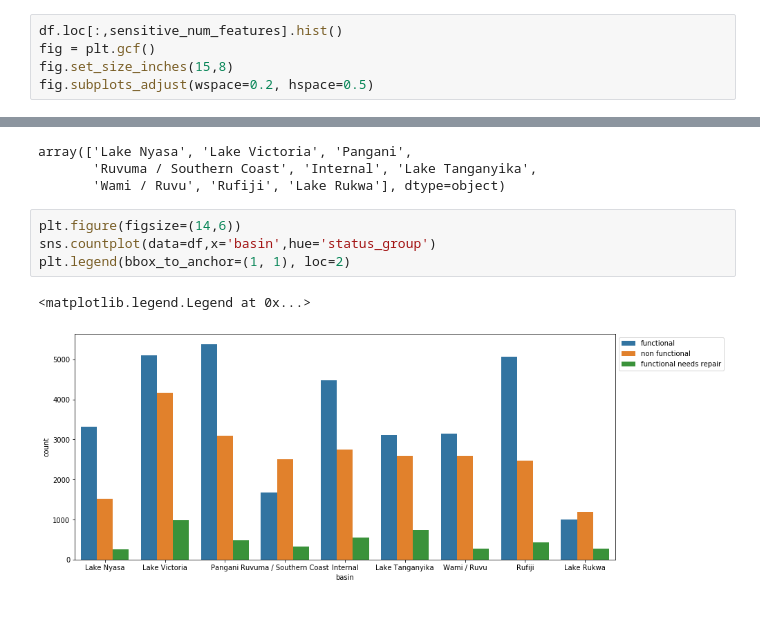
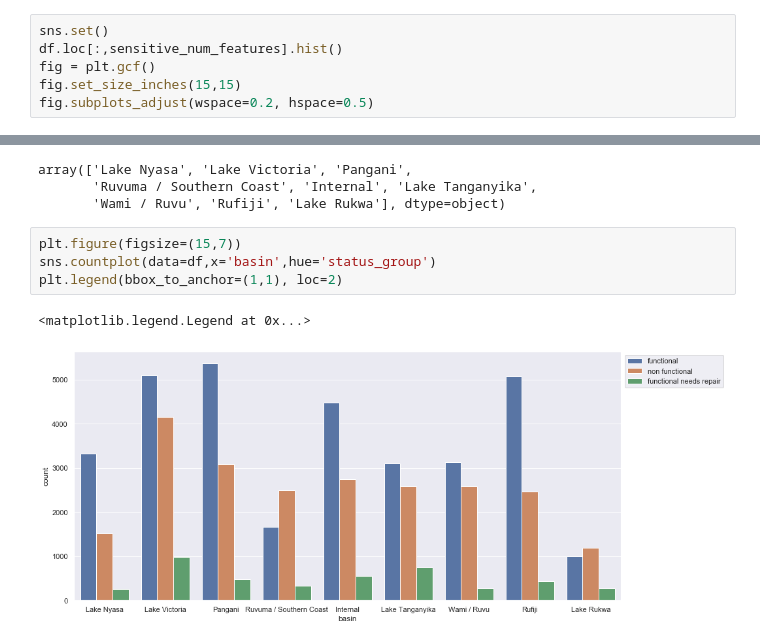
Before and after one commit to atalebizadeh/DS-Career-Track, a Jupyter notebook: Capstone Project 1/Water Pumps/Water Pumps - Final EDA.ipynb, the cells around one changed output, grey strips where cells are left out. Saved outputs shown, nothing was run; the diff lists cells and outputs as text; blank space fills up the shorter version.

```diff
--- a/Capstone Project 1/Water Pumps/Water Pumps - Final EDA.ipynb
+++ b/Capstone Project 1/Water Pumps/Water Pumps - Final EDA.ipynb
@@ -127,8 +127,9 @@ sensitive_num_features = [
     'construction_year'
 ]
 # %%
+sns.set()
 df.loc[:,sensitive_num_features].hist()
 fig = plt.gcf()
-fig.set_size_inches(15,8)
+fig.set_size_inches(15,15)
 fig.subplots_adjust(wspace=0.2, hspace=0.5)
 # %% [output]
@@ -255,9 +332,9 @@ array(['Lake Nyasa', 'Lake Victoria', 'Pangani',
        'Ruvuma / Southern Coast', 'Internal', 'Lake Tanganyika',
        'Wami / Ruvu', 'Rufiji', 'Lake Rukwa'], dtype=object)
 # %%
-plt.figure(figsize=(14,6))
+plt.figure(figsize=(15,7))
 sns.countplot(data=df,x='basin',hue='status_group')
-plt.legend(bbox_to_anchor=(1, 1), loc=2)
+plt.legend(bbox_to_anchor=(1,1), loc=2)
 # %% [output]
 <matplotlib.legend.Legend at 0x...>
-[figure, old version]
+[figure, new version]
```
Also changed, not shown: parts of 16 cells of this notebook.
